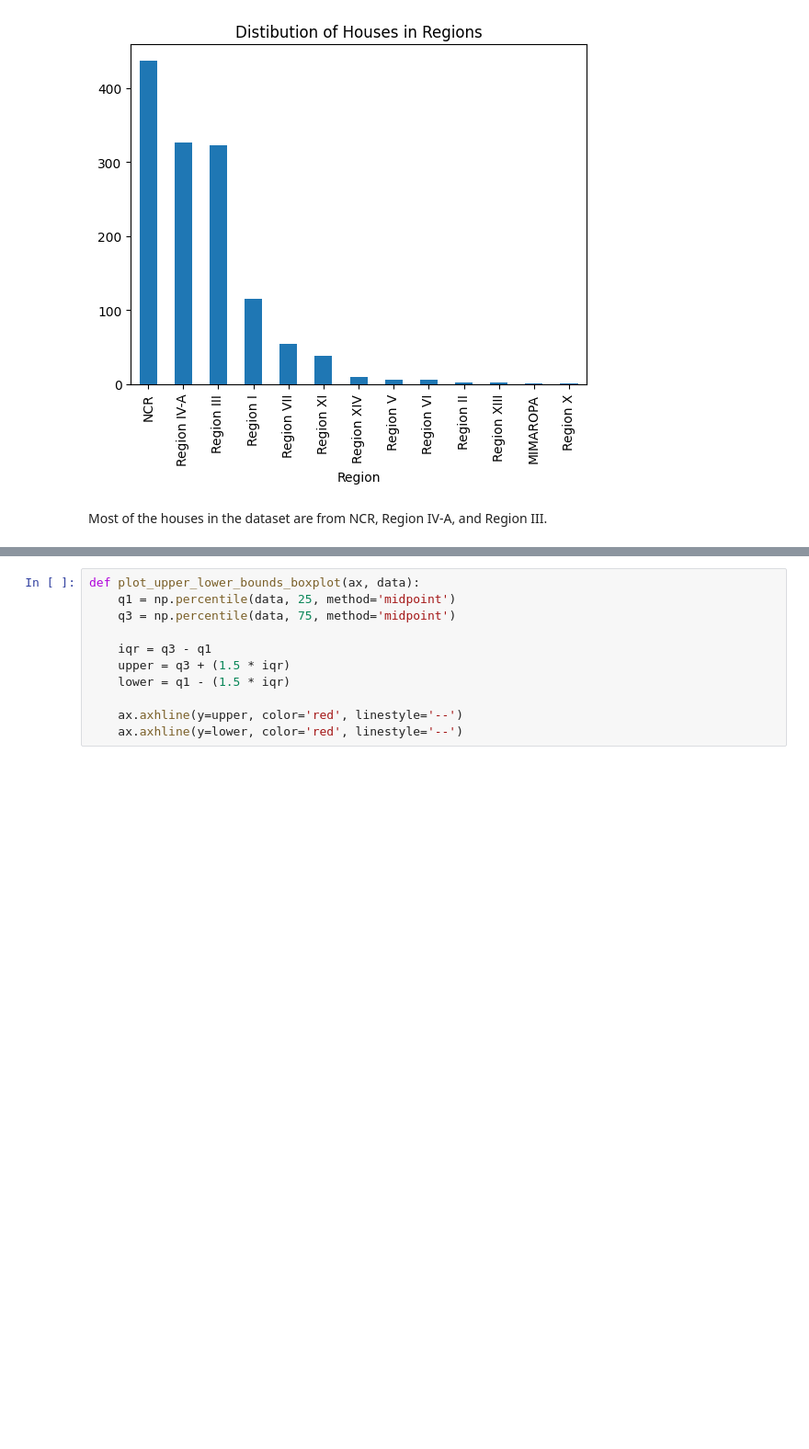
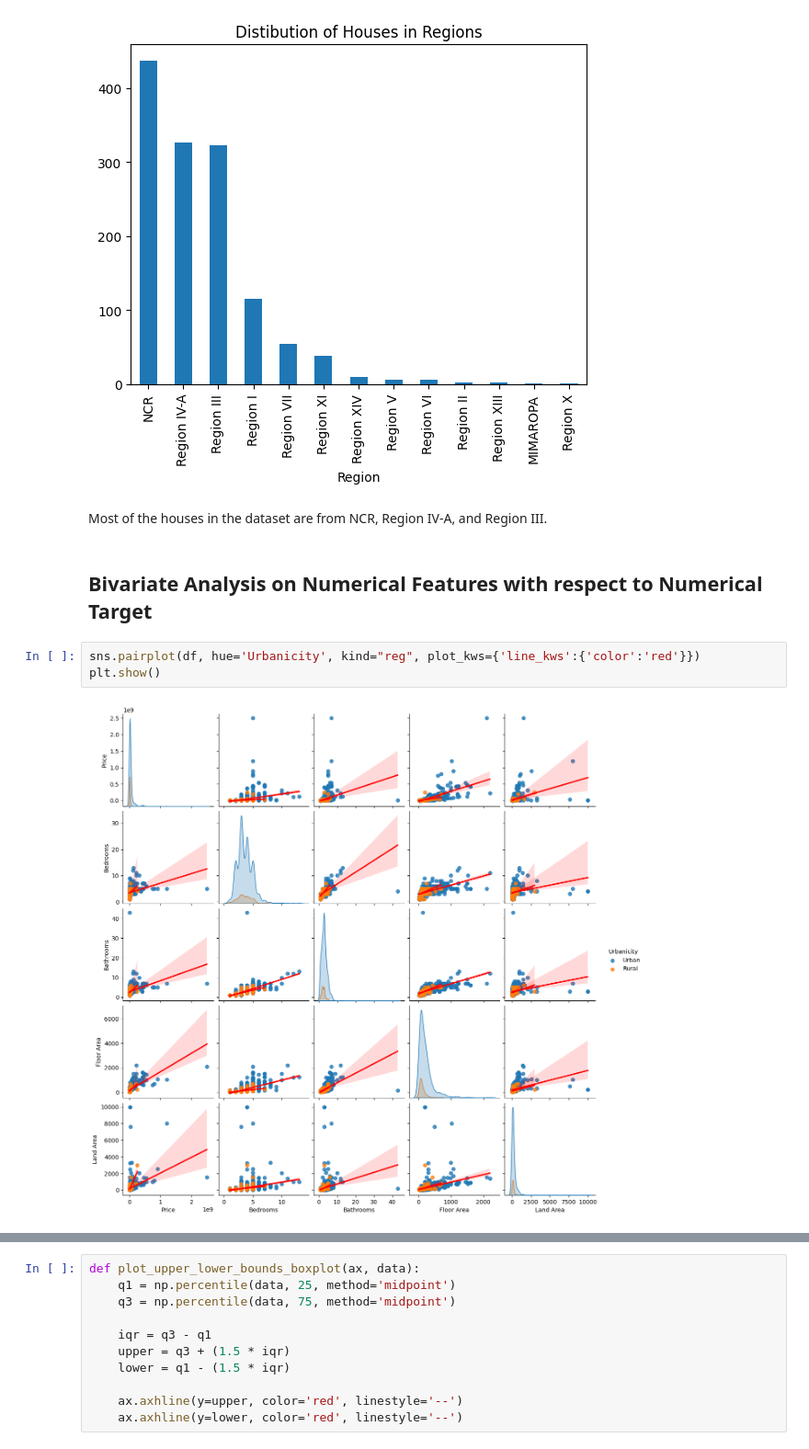
Before and after one commit to JerickoDG/HousingPH, a Jupyter notebook: notebooks/eda_and_transform.ipynb, the cells around one changed output, grey strips where cells are left out. Shown at 92% size. Saved outputs shown, nothing was run; the diff lists cells and outputs as text; blank space fills up the shorter version.

```diff
--- a/notebooks/eda_and_transform.ipynb
+++ b/notebooks/eda_and_transform.ipynb
@@ -50,3 +56,10 @@ plt.show()
 [figure]
 # %% [markdown]
 Most of the houses in the dataset are from NCR, Region IV-A, and Region III.
+# %% [markdown]
+## Bivariate Analysis on Numerical Features with respect to Numerical Target
+# %%
+sns.pairplot(df, hue='Urbanicity', kind="reg", plot_kws={'line_kws':{'color':'red'}})
+plt.show()
+# %% [output]
+[figure, added]
```
Also changed, not shown: parts of 35 cells of this notebook, 6 other files.
